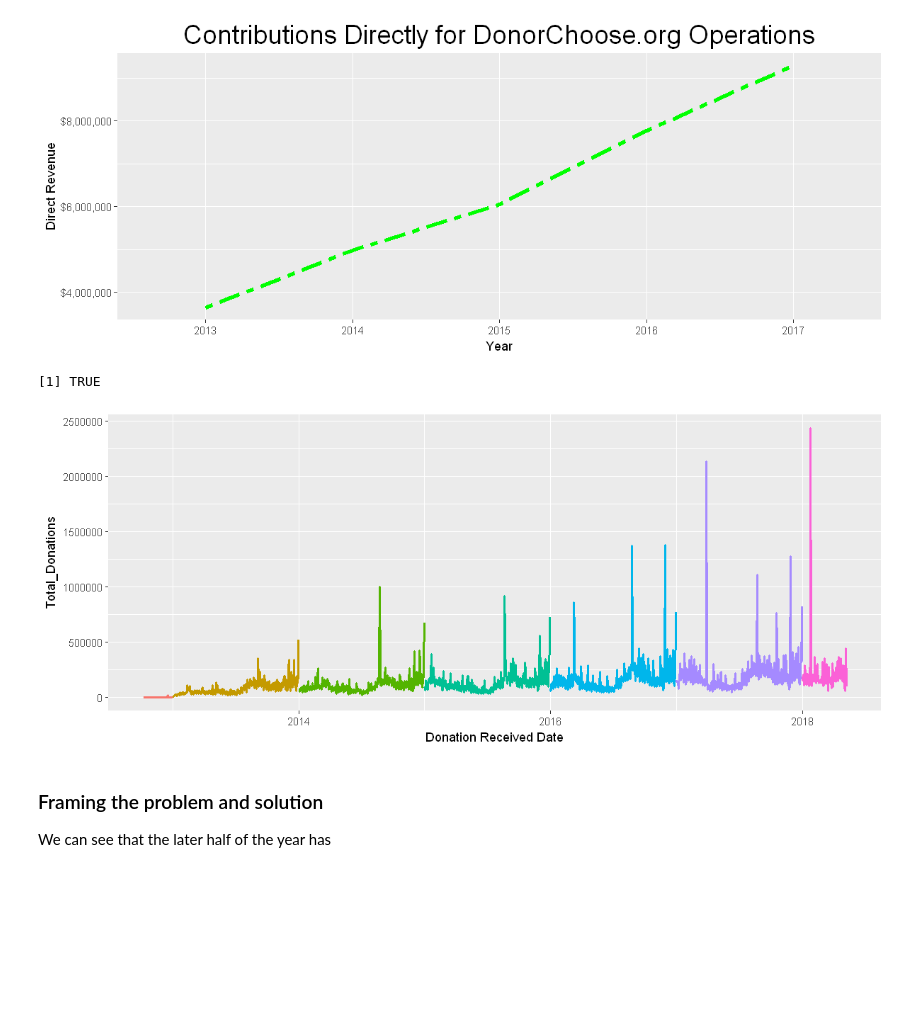
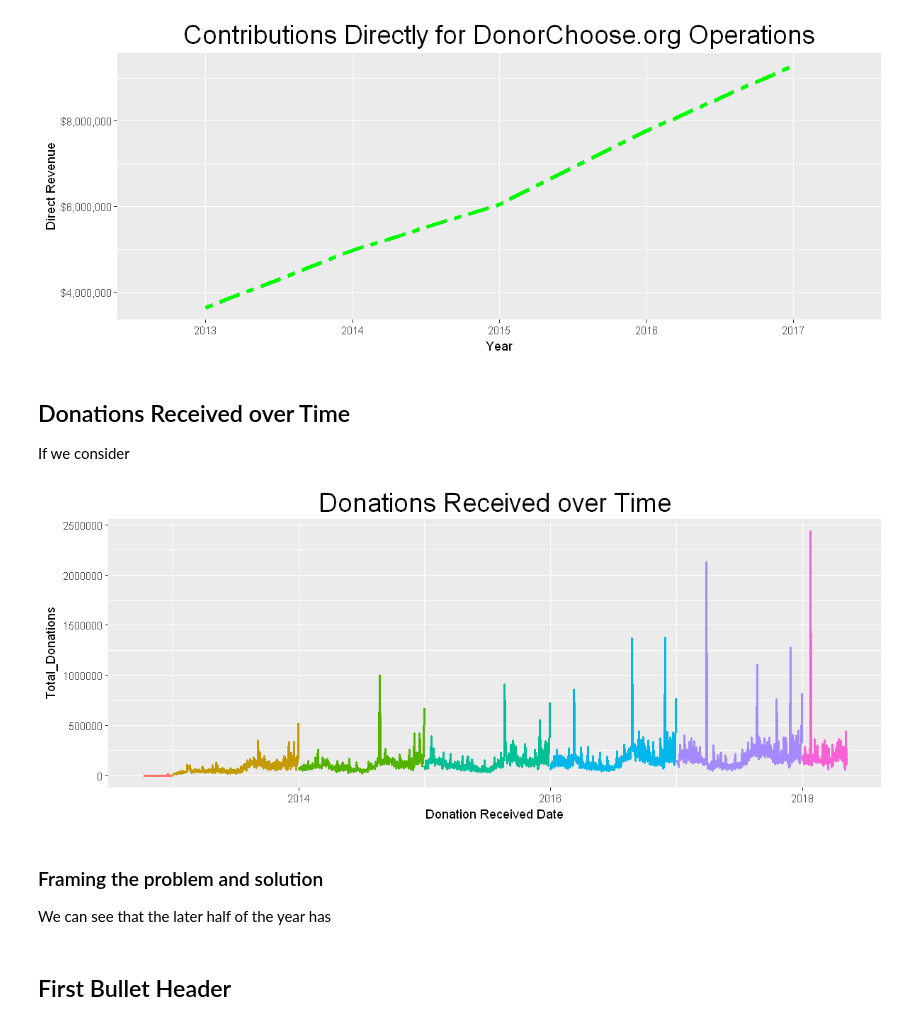
Before and after one commit to jSieber7/DonorsChoose.org, a Jupyter notebook: Telling a Story.ipynb, the cells around one changed output. Cells and saved outputs as stored; diff of their text form; code cells hidden in the pictures; blank space fills up the shorter version.

Commit message:
Plan Finalization
The plan is now ready to be executed. Due to the time consumed by this project, I will likely only make one final version and not adjust too much after that.

```diff
--- a/Telling a Story.ipynb
+++ b/Telling a Story.ipynb
@@ -78,17 +111,21 @@ ggplot(data = plot_data[`Donation Included Optional Donation` == 'Yes'], aes(Yea
     theme(plot.title = element_text(hjust = 0.5, size = 22))
 # %% [output]
 [figure]
-# %%
-head(T)
-# %% [output]
-[1] TRUE
+# %% [markdown]
+## Donations Received over Time
+
+If we consider
 # %%
 ggplot(Donation_by_day, aes(`Donation Received Date`, Total_Donations)) +
-  geom_line(size = 1, aes(color = Year)) +
-  theme(legend.position="none")
+    geom_line(size = 1, aes(color = Year)) +
+    theme(legend.position="none") +
+    theme(plot.title = element_text(hjust = 0.5, size = 22)) +
+    labs(title = 'Donations Received over Time')
 # %% [output]
-[figure, old version]
+[figure, new version]
 # %% [markdown]
 ### Framing the problem and solution
 
 We can see that the later half of the year has
+# %% [markdown]
+## First Bullet Header
```
Also changed, not shown: parts of 10 cells of this notebook, 2 other files.
